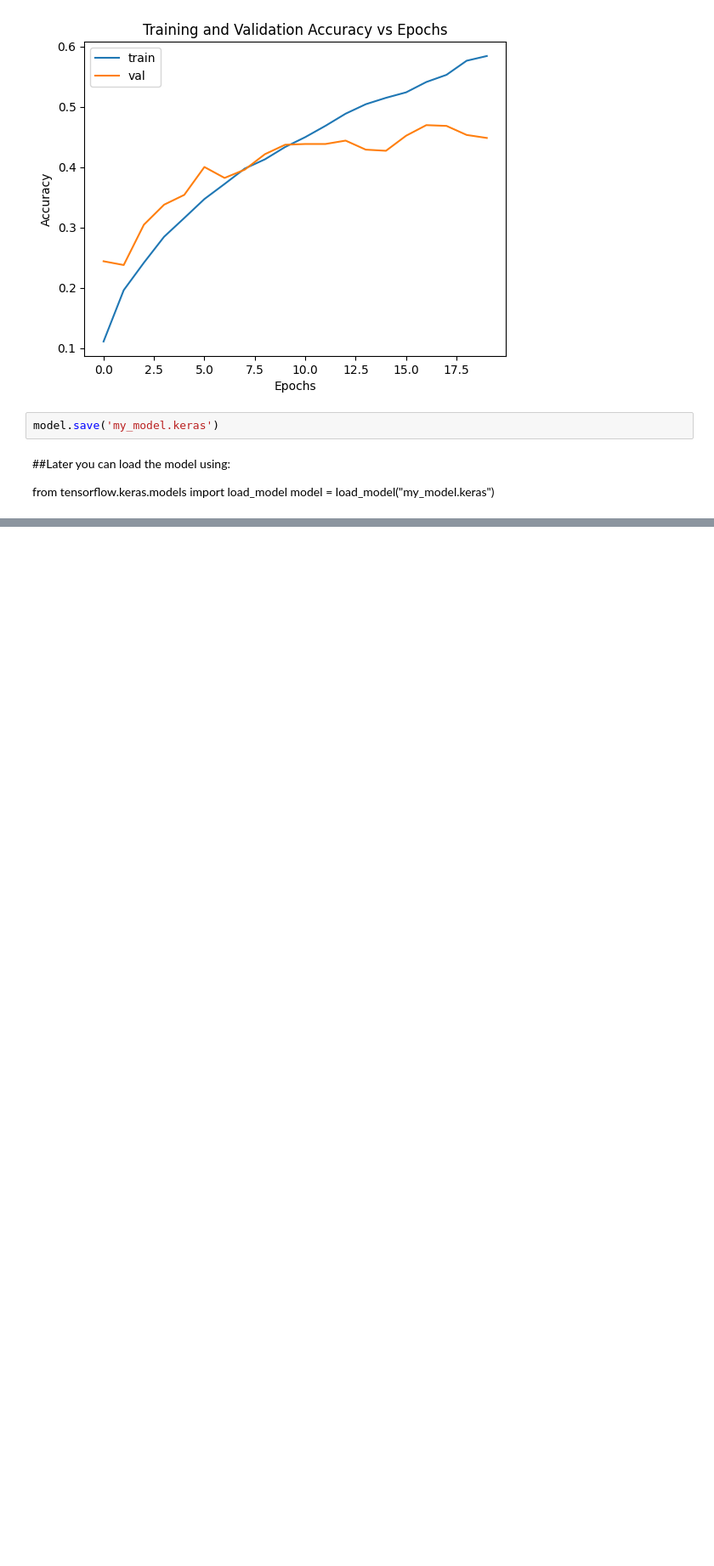
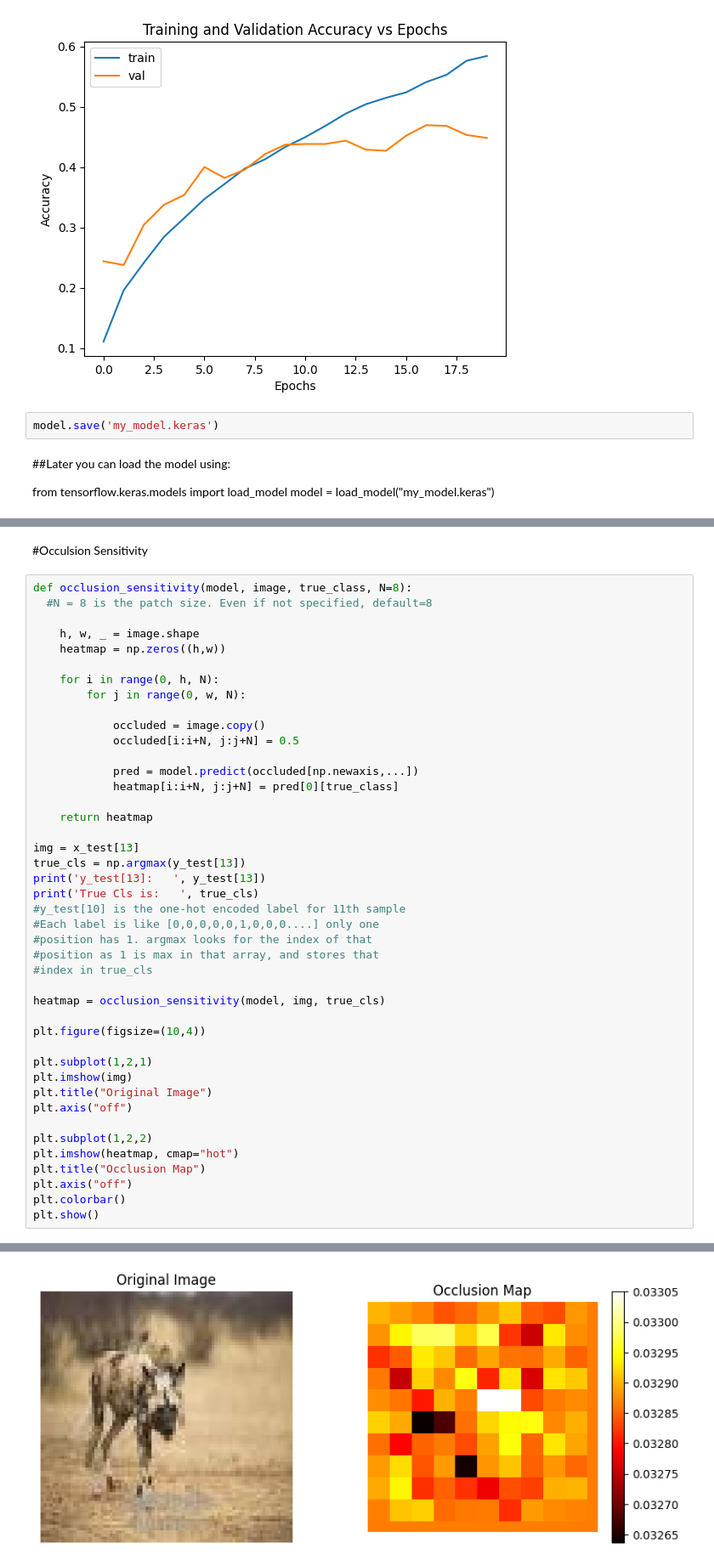
Before and after one commit to ranjan1975/IIT-Delhi-AI-ML-Course, a Jupyter notebook: Sharma_Ranjan_Module4Prpoject.ipynb, the cells around one changed output, grey strips where cells are left out. Shown at 85% size. Drawn from its saved outputs; the diff is of its cells as text; blank space fills up the shorter version.

```diff
--- a/Sharma_Ranjan_Module4Prpoject.ipynb
+++ b/Sharma_Ranjan_Module4Prpoject.ipynb
@@ -275,0 +341,46 @@ model = load_model("my_model.keras")
+# %% [markdown]
+#Occulsion Sensitivity
+# %%
+def occlusion_sensitivity(model, image, true_class, N=8):
+  #N = 8 is the patch size. Even if not specified, default=8
+
+    h, w, _ = image.shape
+    heatmap = np.zeros((h,w))
+
+    for i in range(0, h, N):
+        for j in range(0, w, N):
+
+            occluded = image.copy()
+            occluded[i:i+N, j:j+N] = 0.5
+
+            pred = model.predict(occluded[np.newaxis,...])
+            heatmap[i:i+N, j:j+N] = pred[0][true_class]
+
+    return heatmap
+
+img = x_test[13]
+true_cls = np.argmax(y_test[13])
+print('y_test[13]:   ', y_test[13])
+print('True Cls is:   ', true_cls)
+#y_test[10] is the one-hot encoded label for 11th sample
+#Each label is like [0,0,0,0,0,1,0,0,0....] only one
+#position has 1. argmax looks for the index of that
+#position as 1 is max in that array, and stores that
+#index in true_cls
+
+heatmap = occlusion_sensitivity(model, img, true_cls)
+
+plt.figure(figsize=(10,4))
+
+plt.subplot(1,2,1)
+plt.imshow(img)
+plt.title("Original Image")
+plt.axis("off")
+
+plt.subplot(1,2,2)
+plt.imshow(heatmap, cmap="hot")
+plt.title("Occlusion Map")
+plt.axis("off")
+plt.colorbar()
+plt.show()
+# %% [output]
@@ -275,0 +404 @@ model = load_model("my_model.keras")
+[figure, added]
```
Also changed, not shown: parts of 23 cells of this notebook.
